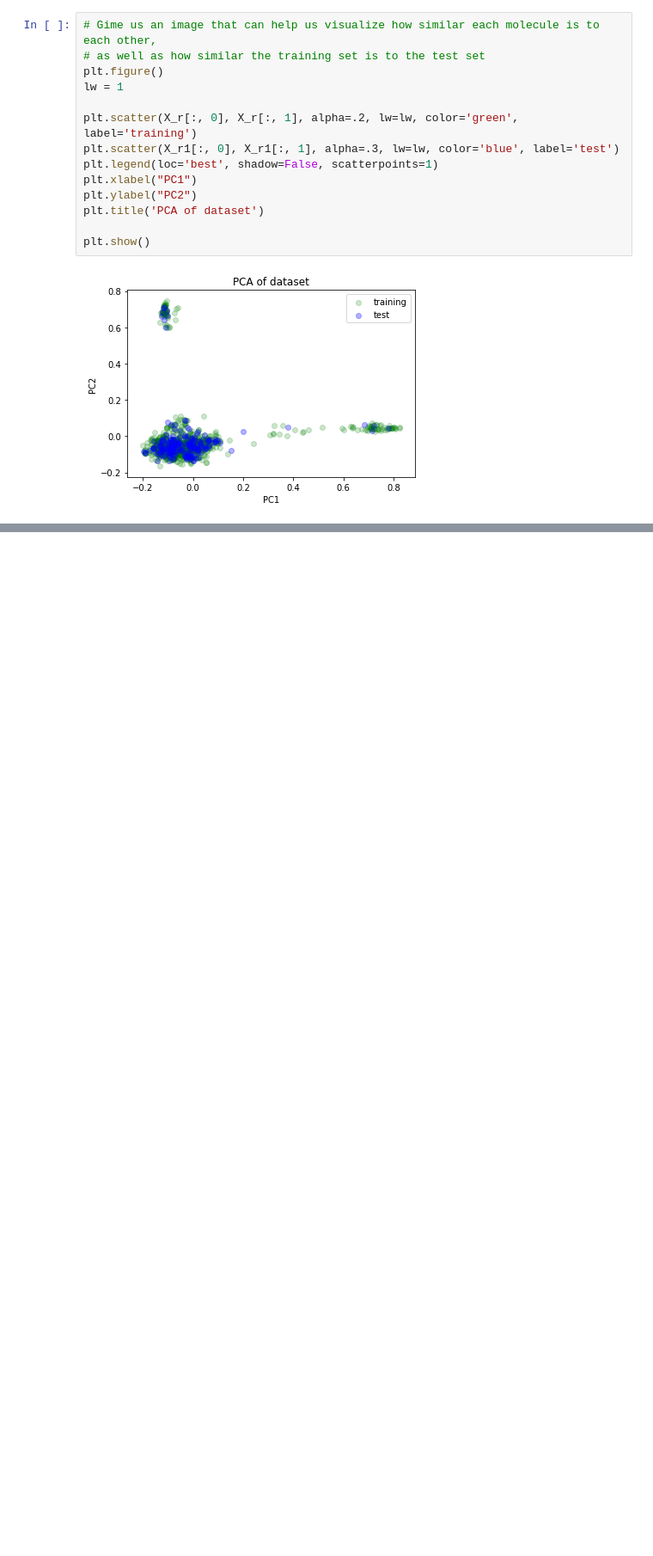
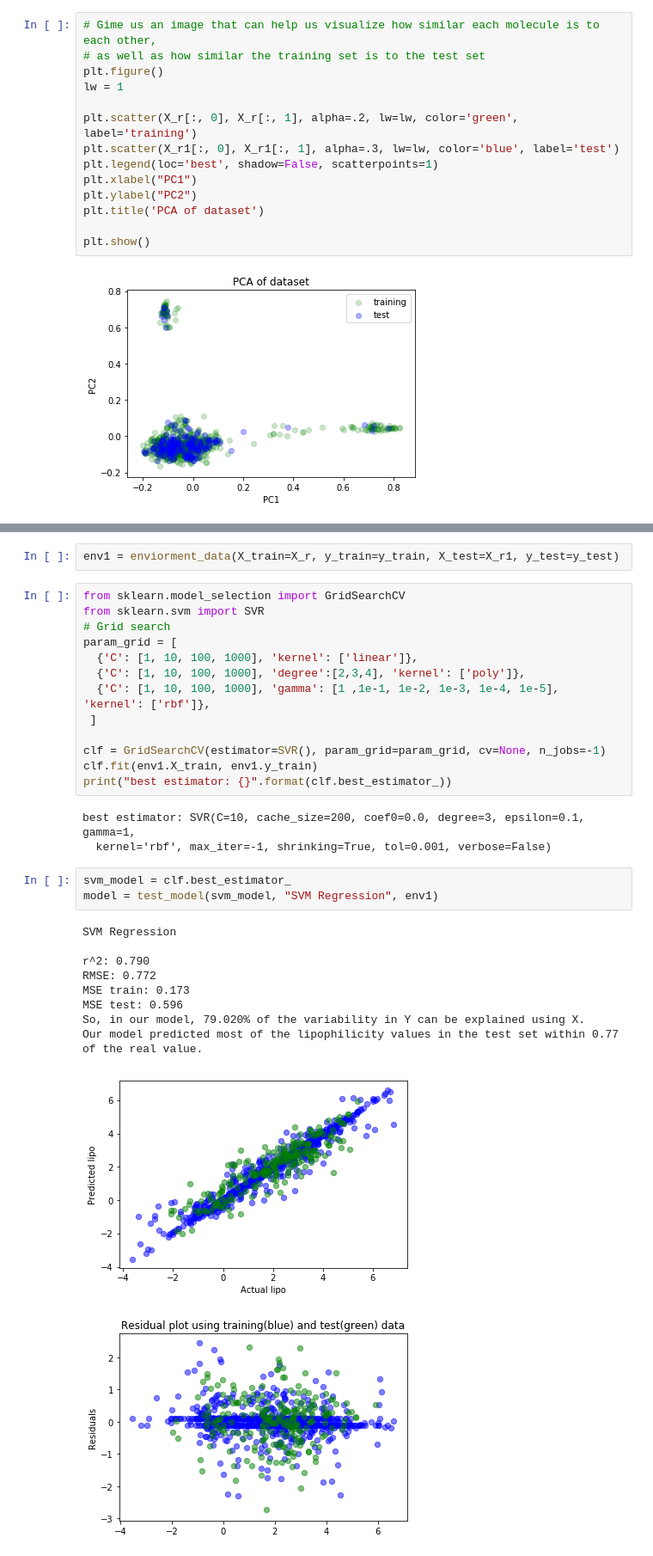
Before and after one commit to cfu288/ml-predict-lipohpillicity, a Jupyter notebook: 2_PCA.ipynb, the cells around one changed output, grey strips where cells are left out. Shown at 86% size. Drawn from its saved outputs; the diff is of its cells as text; blank space fills up the shorter version.

```diff
--- a/2_PCA.ipynb
+++ b/2_PCA.ipynb
@@ -100,0 +177,32 @@ plt.show()
+# %%
+env1 = enviorment_data(X_train=X_r, y_train=y_train, X_test=X_r1, y_test=y_test)
+# %%
+from sklearn.model_selection import GridSearchCV
+from sklearn.svm import SVR
+# Grid search
+param_grid = [
+  {'C': [1, 10, 100, 1000], 'kernel': ['linear']},
+  {'C': [1, 10, 100, 1000], 'degree':[2,3,4], 'kernel': ['poly']},
+  {'C': [1, 10, 100, 1000], 'gamma': [1 ,1e-1, 1e-2, 1e-3, 1e-4, 1e-5], 'kernel': ['rbf']},
+ ]
+
+clf = GridSearchCV(estimator=SVR(), param_grid=param_grid, cv=None, n_jobs=-1)
+clf.fit(env1.X_train, env1.y_train)
+print("best estimator: {}".format(clf.best_estimator_))
+# %% [output]
+best estimator: SVR(C=10, cache_size=200, coef0=0.0, degree=3, epsilon=0.1, gamma=1,
+  kernel='rbf', max_iter=-1, shrinking=True, tol=0.001, verbose=False)
+# %%
+svm_model = clf.best_estimator_
+model = test_model(svm_model, "SVM Regression", env1)
+# %% [output]
+SVM Regression
+
+r^2: 0.790
+RMSE: 0.772
+MSE train: 0.173
+MSE test: 0.596
+So, in our model, 79.020% of the variability in Y can be explained using X.
+Our model predicted most of the lipophilicity values in the test set within 0.77 of the real value.
+[figure, added]
+[figure, added]
```
Also changed, not shown: parts of 7 cells of this notebook.
